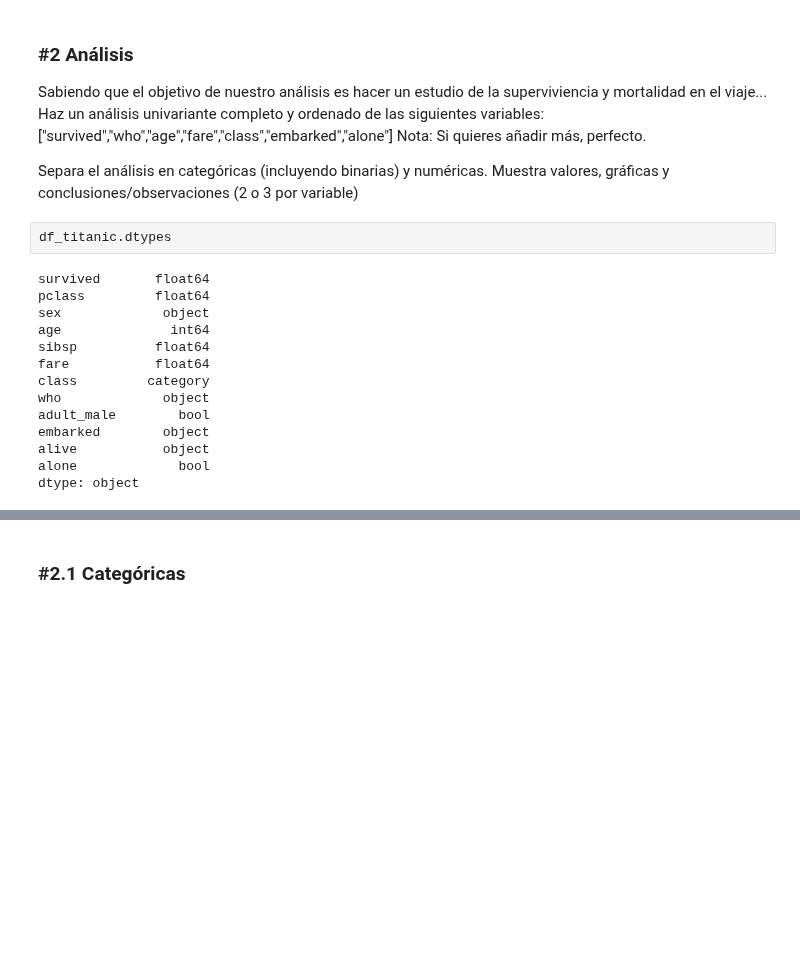
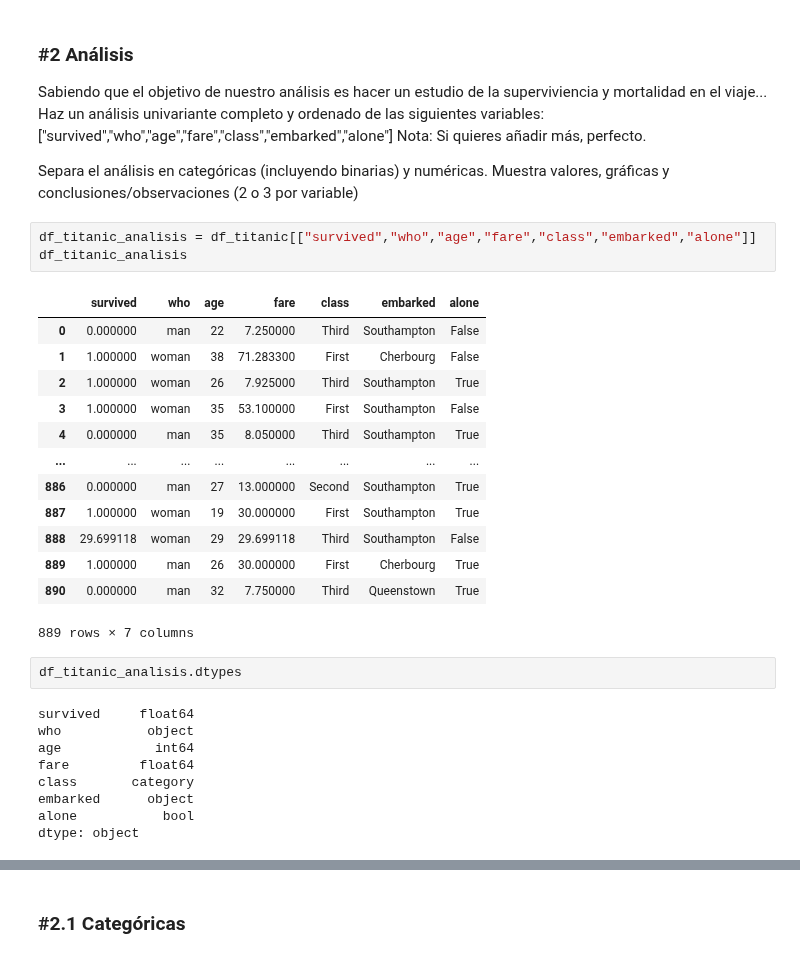
Before and after one commit to CarlosNoya/ONLINE_DS_THEBRIDGE_TRABAJOS, a Jupyter notebook: SPRINT_07/Unidad_01/Practica_Obligatoria/18_Practica_Obligatoria_Univariante.ipynb, the cells around one changed output, grey strips where cells are left out. Drawn from its saved outputs; the diff is of its cells as text; blank space fills up the shorter version.

```diff
--- a/SPRINT_07/Unidad_01/Practica_Obligatoria/18_Practica_Obligatoria_Univariante.ipynb
+++ b/SPRINT_07/Unidad_01/Practica_Obligatoria/18_Practica_Obligatoria_Univariante.ipynb
@@ -250,19 +276,31 @@ Sabiendo que el objetivo de nuestro análisis es hacer un estudio de la superviv
 Nota: Si quieres añadir más, perfecto.
 
 Separa el análisis en categóricas (incluyendo binarias) y numéricas. Muestra valores, gráficas y conclusiones/observaciones (2 o 3 por variable)
+# %%
+df_titanic_analisis = df_titanic[["survived","who","age","fare","class","embarked","alone"]]
+df_titanic_analisis
+# %% [output]
+|  | survived | who | age | fare | class | embarked | alone |
+| 0 | 0.000000 | man | 22 | 7.250000 | Third | Southampton | False |
+| 1 | 1.000000 | woman | 38 | 71.283300 | First | Cherbourg | False |
+| 2 | 1.000000 | woman | 26 | 7.925000 | Third | Southampton | True |
+| 3 | 1.000000 | woman | 35 | 53.100000 | First | Southampton | False |
+| 4 | 0.000000 | man | 35 | 8.050000 | Third | Southampton | True |
+| ... | ... | ... | ... | ... | ... | ... | ... |
+| 886 | 0.000000 | man | 27 | 13.000000 | Second | Southampton | True |
+| 887 | 1.000000 | woman | 19 | 30.000000 | First | Southampton | True |
+| 888 | 29.699118 | woman | 29 | 29.699118 | Third | Southampton | False |
+| 889 | 1.000000 | man | 26 | 30.000000 | First | Cherbourg | True |
+| 890 | 0.000000 | man | 32 | 7.750000 | Third | Queenstown | True |
+889 rows × 7 columns
 # %%
-df_titanic.dtypes
+df_titanic_analisis.dtypes
 # %% [output]
-survived       float64
-pclass         float64
-sex             object
-age              int64
-sibsp          float64
-fare           float64
-class         category
-who             object
-adult_male        bool
-embarked        object
-alive           object
-alone             bool
+survived     float64
+who           object
+age            int64
+fare         float64
+class       category
+embarked      object
+alone           bool
 dtype: object
```
Also changed, not shown: parts of 18 cells of this notebook.
